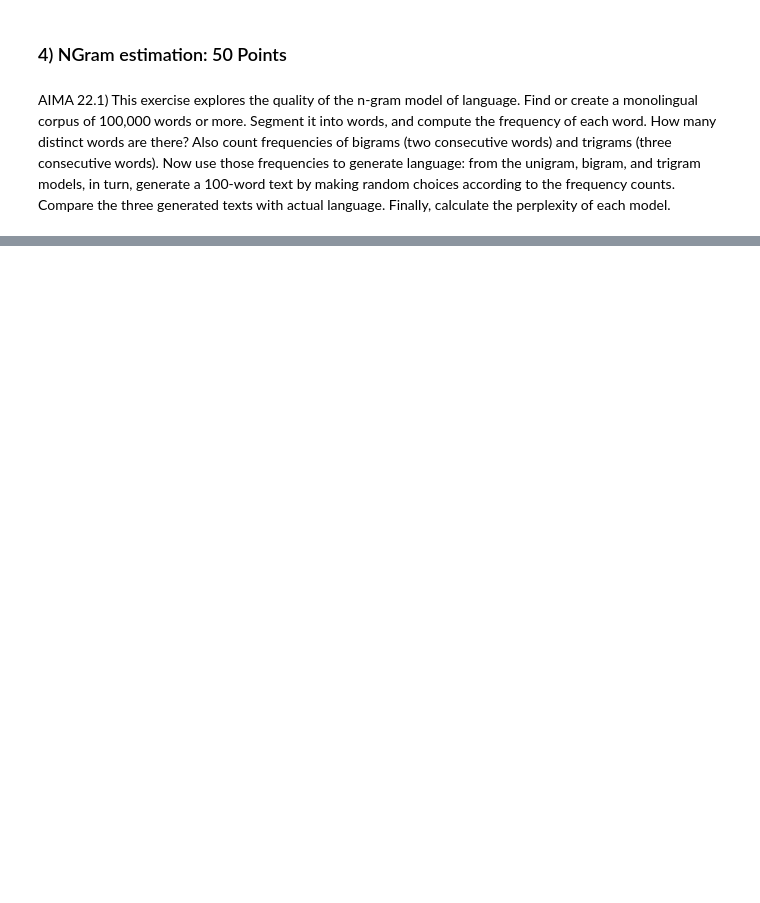
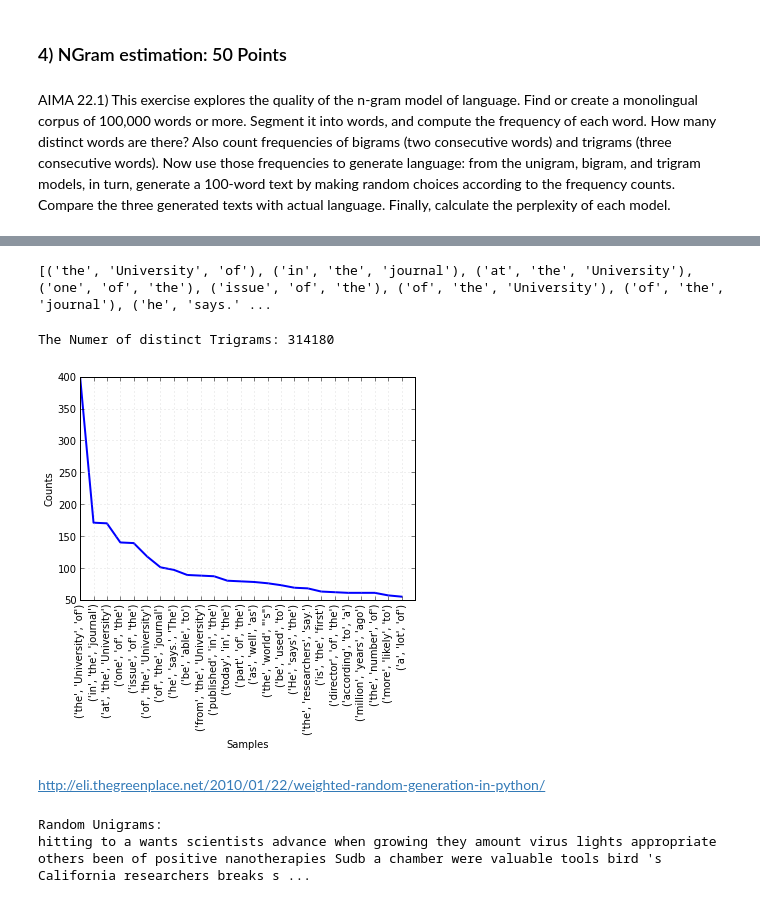
Before and after one commit to HoodPanther/CS6601, a Jupyter notebook: HW/HW5/Natural Language Processing.ipynb, the cells around one changed output, grey strips where cells are left out. Drawn from its saved outputs; the diff is of its cells as text; code cells hidden in the pictures; blank space fills up the shorter version.

```diff
--- a/HW/HW5/Natural Language Processing.ipynb
+++ b/HW/HW5/Natural Language Processing.ipynb
@@ -29,0 +81,14 @@ import nltk
+# %%
+tgs = nltk.trigrams(text)
+fd3 = nltk.FreqDist(tgs)
+print fd3.samples()[0:25]
+# %% [output]
+[('the', 'University', 'of'), ('in', 'the', 'journal'), ('at', 'the', 'University'), ('one', 'of', 'the'), ('issue', 'of', 'the'), ('of', 'the', 'University'), ('of', 'the', 'journal'), ('he', 'says.' ...
+# %%
+print 'The Numer of distinct Trigrams:',len(fd3.samples())
+fd3.plot(25)
+# %% [output]
+The Numer of distinct Trigrams: 314180
+[figure, added]
+# %% [markdown]
+http://eli.thegreenplace.net/2010/01/22/weighted-random-generation-in-python/
@@ -29,0 +126,5 @@ import nltk
+# %%
+print "Random Unigrams:\n", random1
+# %% [output]
+Random Unigrams:
+hitting to a wants scientists advance when growing they amount virus lights appropriate others been of positive nanotherapies Sudb a chamber were valuable tools bird 's California researchers breaks s ...
```
Also changed, not shown: parts of 16 cells of this notebook, 1 other file.
